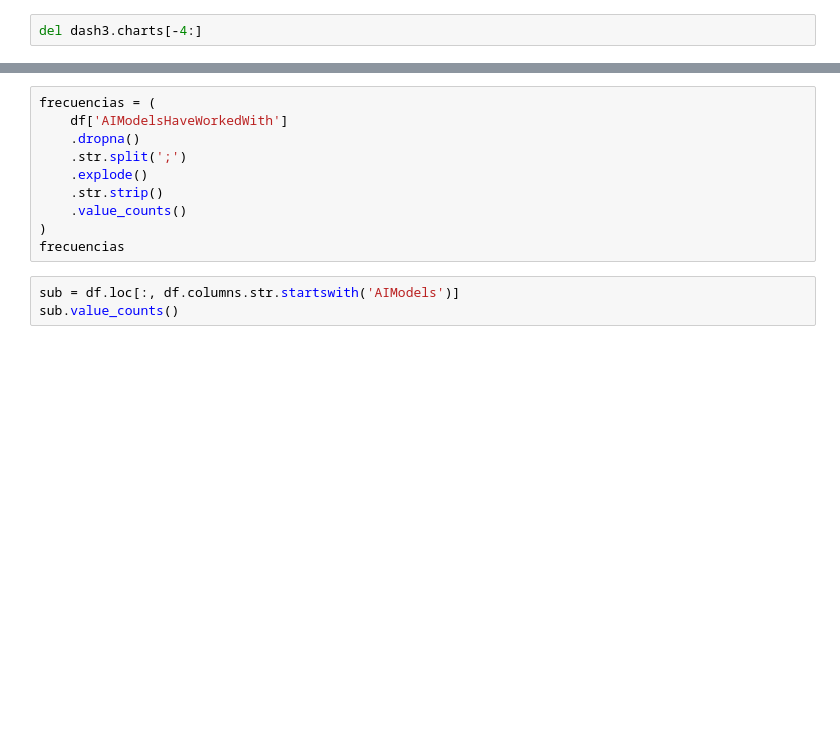
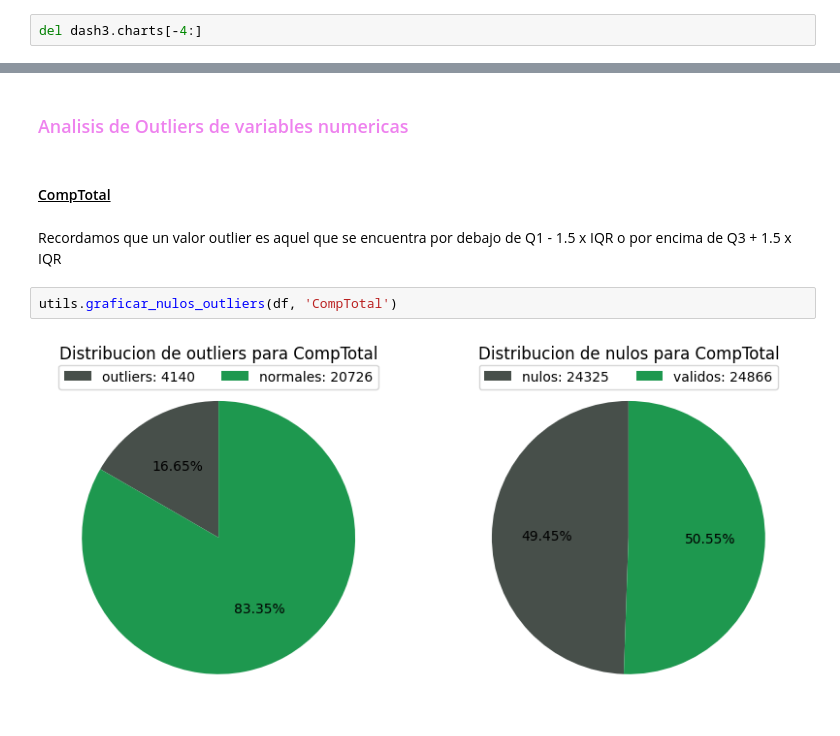
Before and after one commit to gonbenini/ciencia-datos-tpe, a Jupyter notebook: entregable.ipynb, the cells around one changed output, grey strips where cells are left out. Cells and saved outputs as stored; diff of their text form; blank space fills up the shorter version.

Commit message:
graficos de analisis y reestructurado de limpieza de datos

```diff
--- a/entregable.ipynb
+++ b/entregable.ipynb
@@ -281,13 +209,10 @@ dash3.show()
-# %%
-frecuencias = (
-    df['AIModelsHaveWorkedWith']
-    .dropna()
-    .str.split(';')
-    .explode()
-    .str.strip()
-    .value_counts()
-)
-frecuencias
-# %%
-sub = df.loc[:, df.columns.str.startswith('AIModels')]
-sub.value_counts()
+# %% [markdown]
+<h3 style="color: violet;">Analisis de Outliers de variables numericas
+# %% [markdown]
+<h4><u>CompTotal
+# %% [markdown]
+Recordamos que un valor outlier es aquel que se encuentra por debajo de Q1 - 1.5 x IQR o por encima de Q3 + 1.5 x IQR
+# %%
+utils.graficar_nulos_outliers(df, 'CompTotal')
+# %% [output]
+[figure, added]
```
Also changed, not shown: parts of 38 cells of this notebook, 1 other file.
